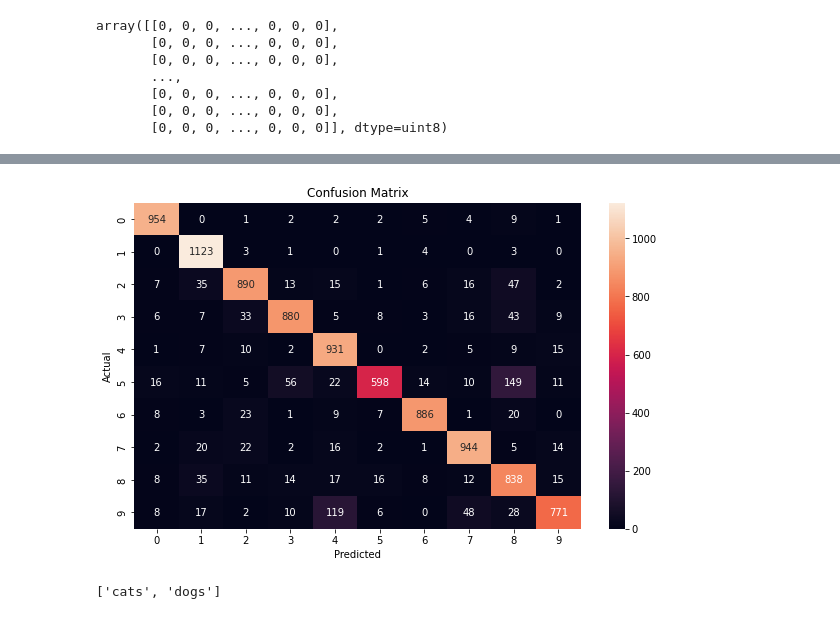
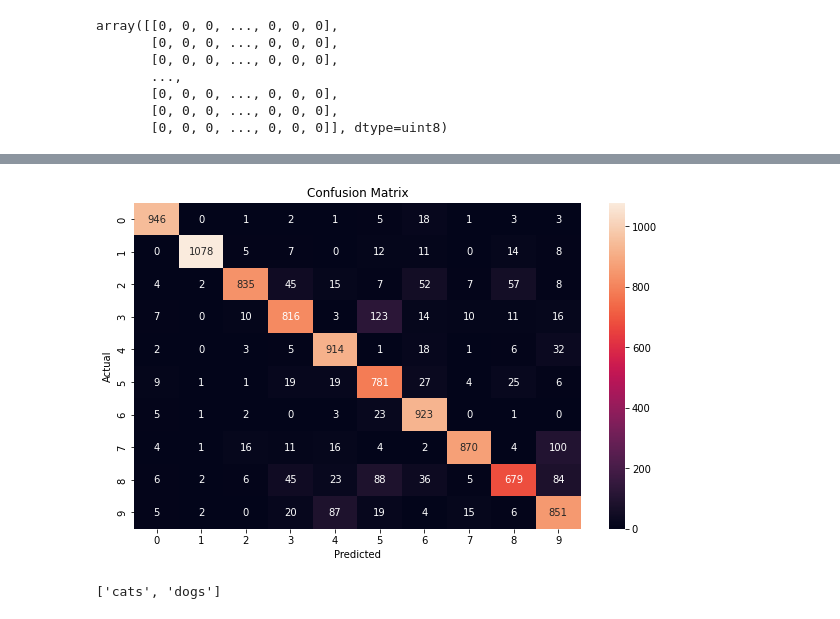
Before and after one commit to tverdier/e5fi_in7_convolution, a Jupyter notebook: RK_Projet/SVM.ipynb, the cells around one changed output, grey strips where cells are left out. Saved outputs shown, nothing was run; the diff lists cells and outputs as text; code cells hidden in the pictures.

```diff
--- a/RK_Projet/SVM.ipynb
+++ b/RK_Projet/SVM.ipynb
@@ -74,15 +81,15 @@ print("Accuracy on unknown data is",accuracy_score(y_test, predicted_y)) #affich
 # %%
 # Matrice de confusion
-cm = confusion_matrix(y_test, y_pred)
+cm = confusion_matrix(y_test, predicted_y)
 
 matplot.subplots(figsize=(10, 6))
 sb.heatmap(cm, annot = True, fmt = 'g')
 matplot.xlabel("Predicted")
 matplot.ylabel("Actual")
 matplot.title("Confusion Matrix")
 matplot.show()
 # %% [output]
-[figure, old version]
+[figure, new version]
 # %%
 ###########################
 ##### DATASET TWO #########
```
Also changed, not shown: parts of 12 cells of this notebook.
